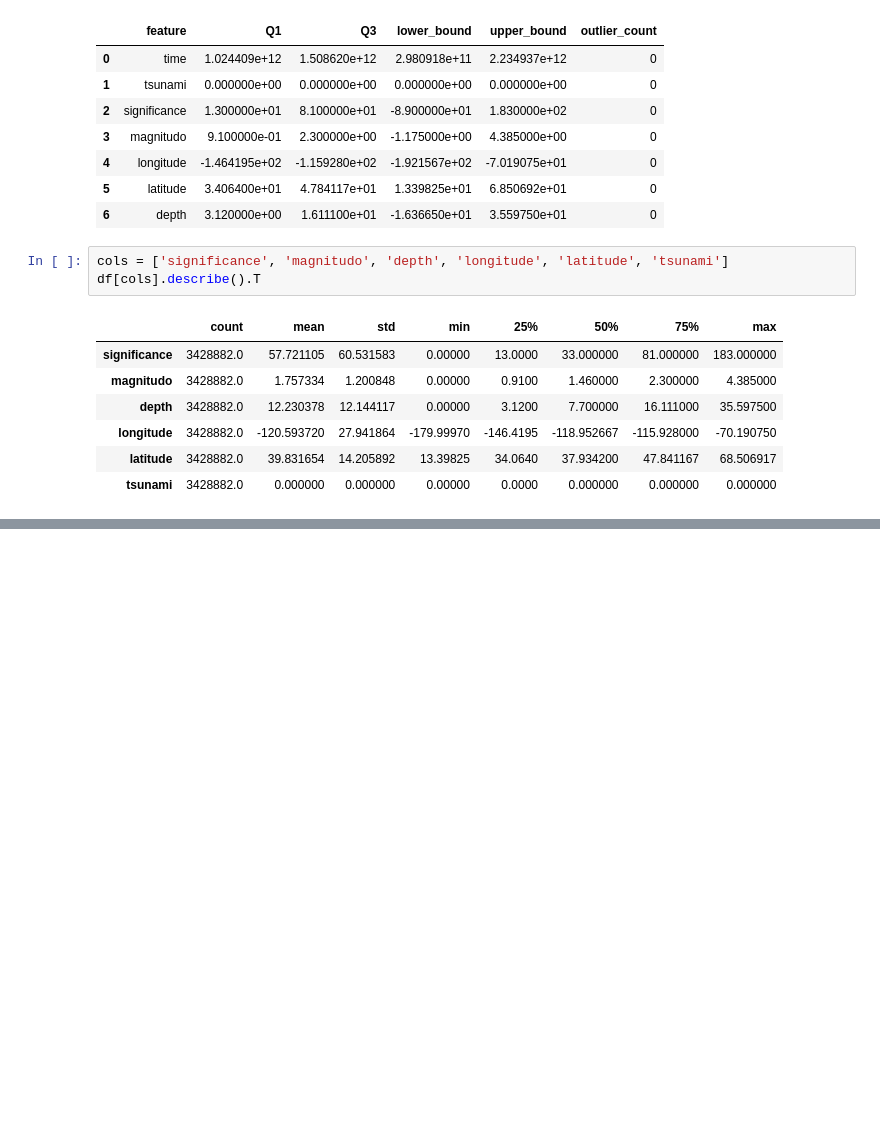
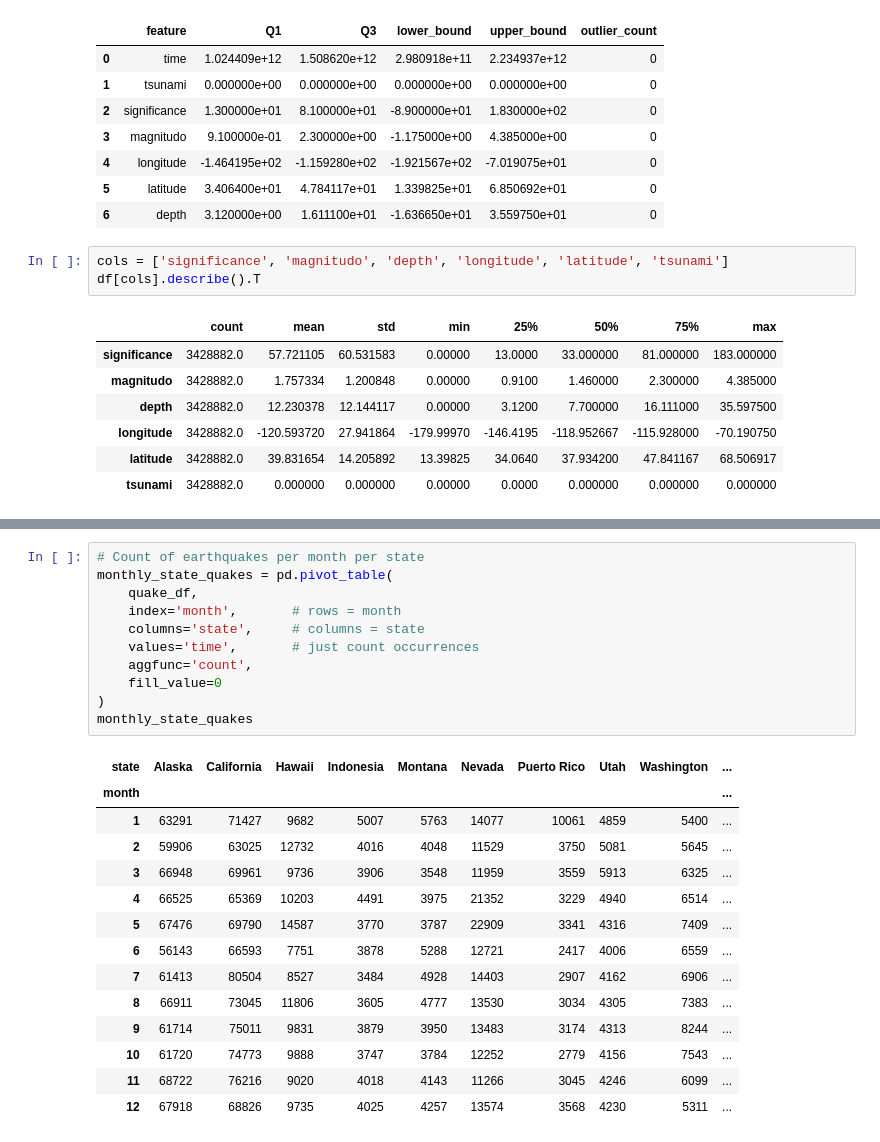
Before and after one commit to MDRobiulhassan/Machine-Learning-Course, a Jupyter notebook: Earthquake_Prediction.ipynb, the cells around one changed output, grey strips where cells are left out. Drawn from its saved outputs; the diff is of its cells as text; blank space fills up the shorter version.

```diff
--- a/Earthquake_Prediction.ipynb
+++ b/Earthquake_Prediction.ipynb
@@ -260,0 +292,26 @@ df[cols].describe().T
+# %%
+# Count of earthquakes per month per state
+monthly_state_quakes = pd.pivot_table(
+    quake_df,
+    index='month',       # rows = month
+    columns='state',     # columns = state
+    values='time',       # just count occurrences
+    aggfunc='count',
+    fill_value=0
+)
+monthly_state_quakes
+# %% [output]
+| state | Alaska | California | Hawaii | Indonesia | Montana | Nevada | Puerto Rico | Utah | Washington | ... |
+| month |  |  |  |  |  |  |  |  |  | ... |
+| 1 | 63291 | 71427 | 9682 | 5007 | 5763 | 14077 | 10061 | 4859 | 5400 | ... |
+| 2 | 59906 | 63025 | 12732 | 4016 | 4048 | 11529 | 3750 | 5081 | 5645 | ... |
+| 3 | 66948 | 69961 | 9736 | 3906 | 3548 | 11959 | 3559 | 5913 | 6325 | ... |
+| 4 | 66525 | 65369 | 10203 | 4491 | 3975 | 21352 | 3229 | 4940 | 6514 | ... |
+| 5 | 67476 | 69790 | 14587 | 3770 | 3787 | 22909 | 3341 | 4316 | 7409 | ... |
+| 6 | 56143 | 66593 | 7751 | 3878 | 5288 | 12721 | 2417 | 4006 | 6559 | ... |
+| 7 | 61413 | 80504 | 8527 | 3484 | 4928 | 14403 | 2907 | 4162 | 6906 | ... |
+| 8 | 66911 | 73045 | 11806 | 3605 | 4777 | 13530 | 3034 | 4305 | 7383 | ... |
+| 9 | 61714 | 75011 | 9831 | 3879 | 3950 | 13483 | 3174 | 4313 | 8244 | ... |
+| 10 | 61720 | 74773 | 9888 | 3747 | 3784 | 12252 | 2779 | 4156 | 7543 | ... |
+| 11 | 68722 | 76216 | 9020 | 4018 | 4143 | 11266 | 3045 | 4246 | 6099 | ... |
+| 12 | 67918 | 68826 | 9735 | 4025 | 4257 | 13574 | 3568 | 4230 | 5311 | ... |
```
Also changed, not shown: parts of 18 cells of this notebook.
